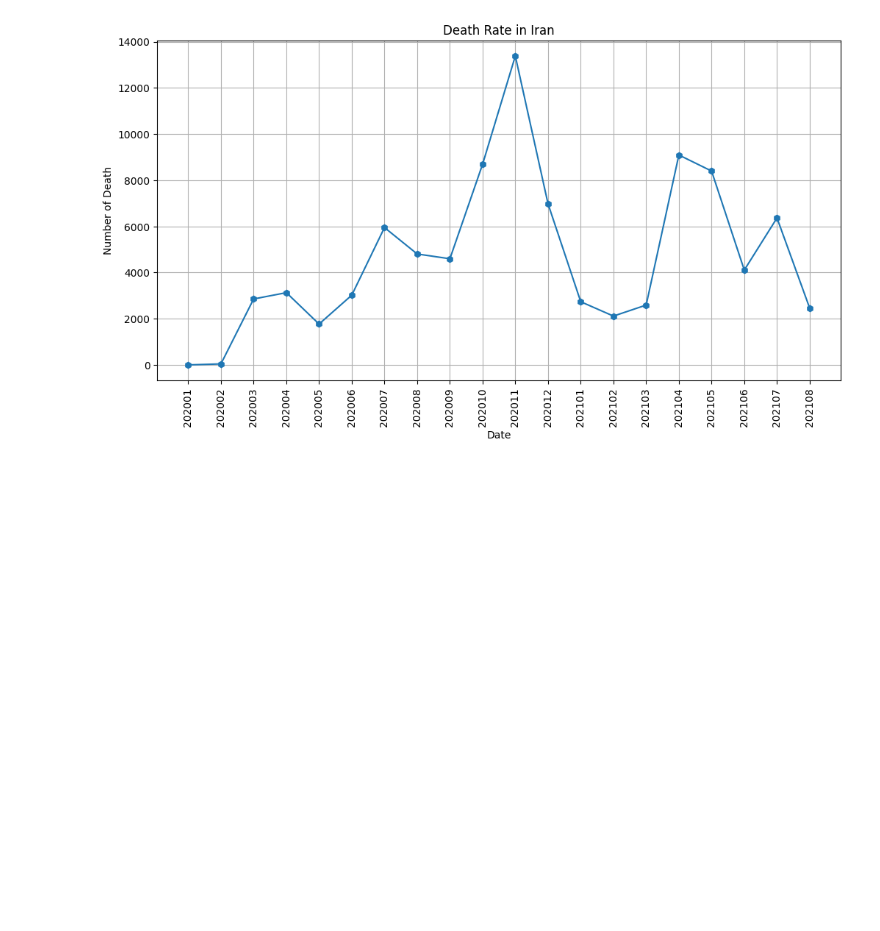
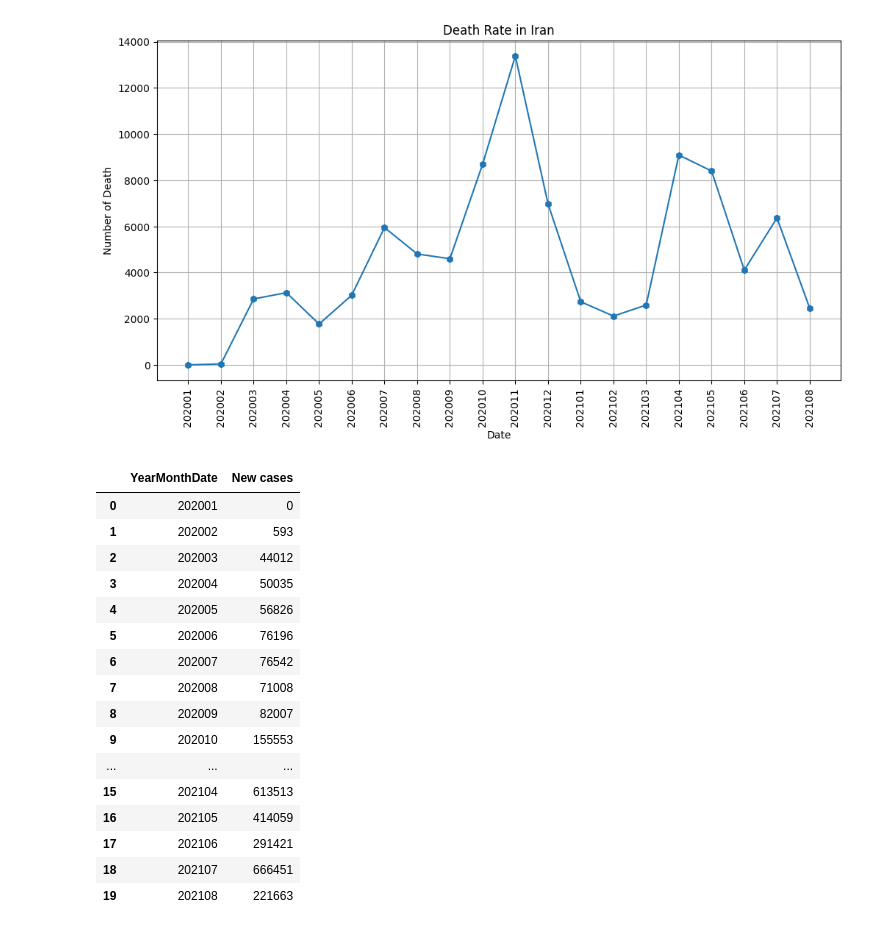
Before and after one commit to SobhanSaeedi7/MachineLearning, a Jupyter notebook: 39.data_processing/2.covid_19.ipynb, the cells around one changed output. Saved outputs shown, nothing was run; the diff lists cells and outputs as text; code cells hidden in the pictures; blank space fills up the shorter version.

```diff
--- a/39.data_processing/2.covid_19.ipynb
+++ b/39.data_processing/2.covid_19.ipynb
@@ -86,3 +86,30 @@ plt.savefig('outputs/death_rate.png', dpi=200)
 plt.show()
 # %% [output]
 [figure]
+# %%
+iran_data = data.query('CountryRegion == "Iran"').reset_index(drop=True)
+iran_data['Date'] = pd.to_datetime(iran_data['Date'])
+
+iran_data['YearMonthDate'] = iran_data['Date'].map(lambda date: 100*date.year + date.month)
+
+death = iran_data.groupby(['YearMonthDate'])['New cases'].sum().reset_index()
+
+death
+# %% [output]
+|  | YearMonthDate | New cases |
+| 0 | 202001 | 0 |
+| 1 | 202002 | 593 |
+| 2 | 202003 | 44012 |
+| 3 | 202004 | 50035 |
+| 4 | 202005 | 56826 |
+| 5 | 202006 | 76196 |
+| 6 | 202007 | 76542 |
+| 7 | 202008 | 71008 |
+| 8 | 202009 | 82007 |
+| 9 | 202010 | 155553 |
+| ... | ... | ... |
+| 15 | 202104 | 613513 |
+| 16 | 202105 | 414059 |
+| 17 | 202106 | 291421 |
+| 18 | 202107 | 666451 |
+| 19 | 202108 | 221663 |
```
Also changed, not shown: parts of 3 cells of this notebook, 12 other files.
